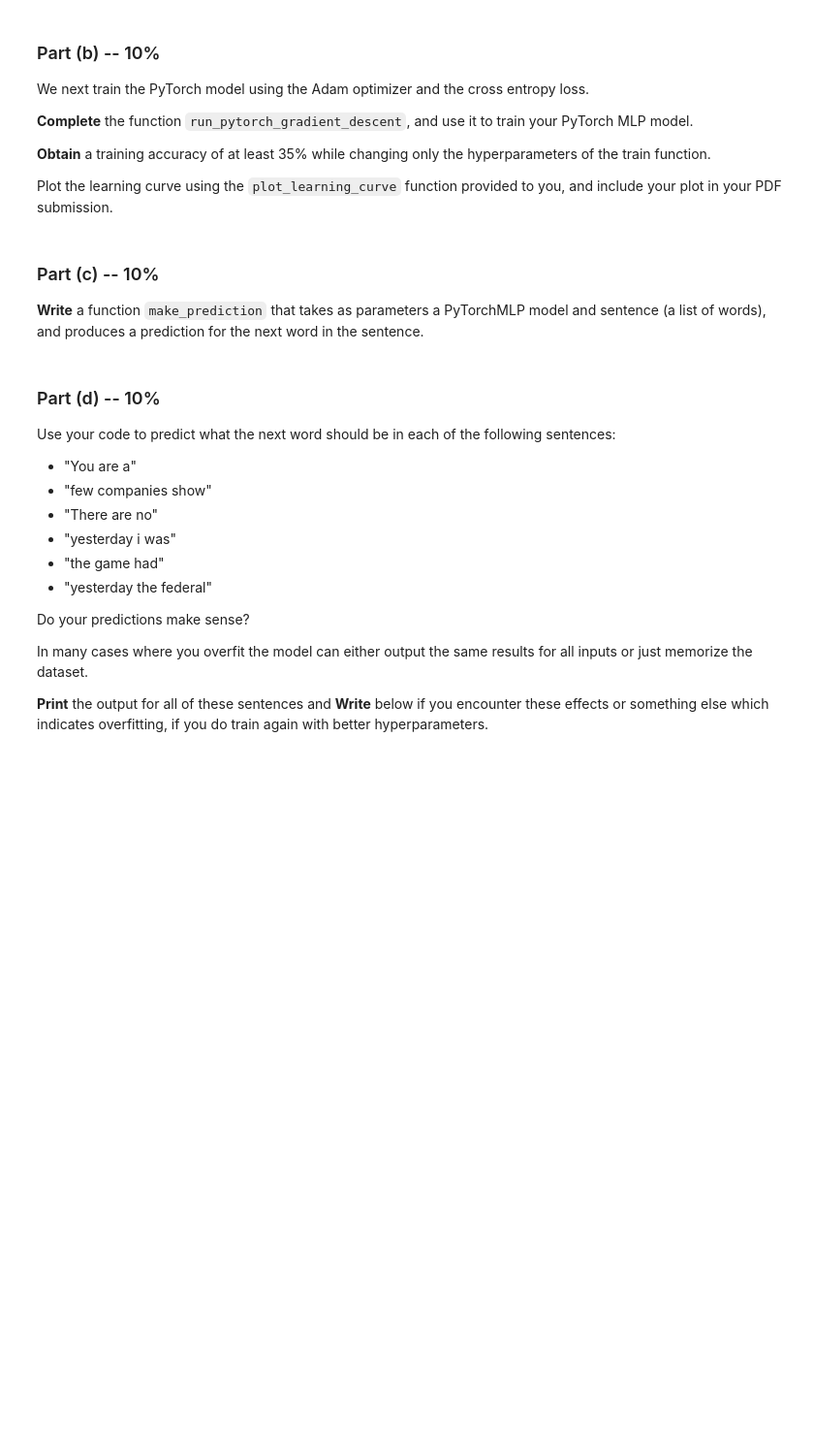
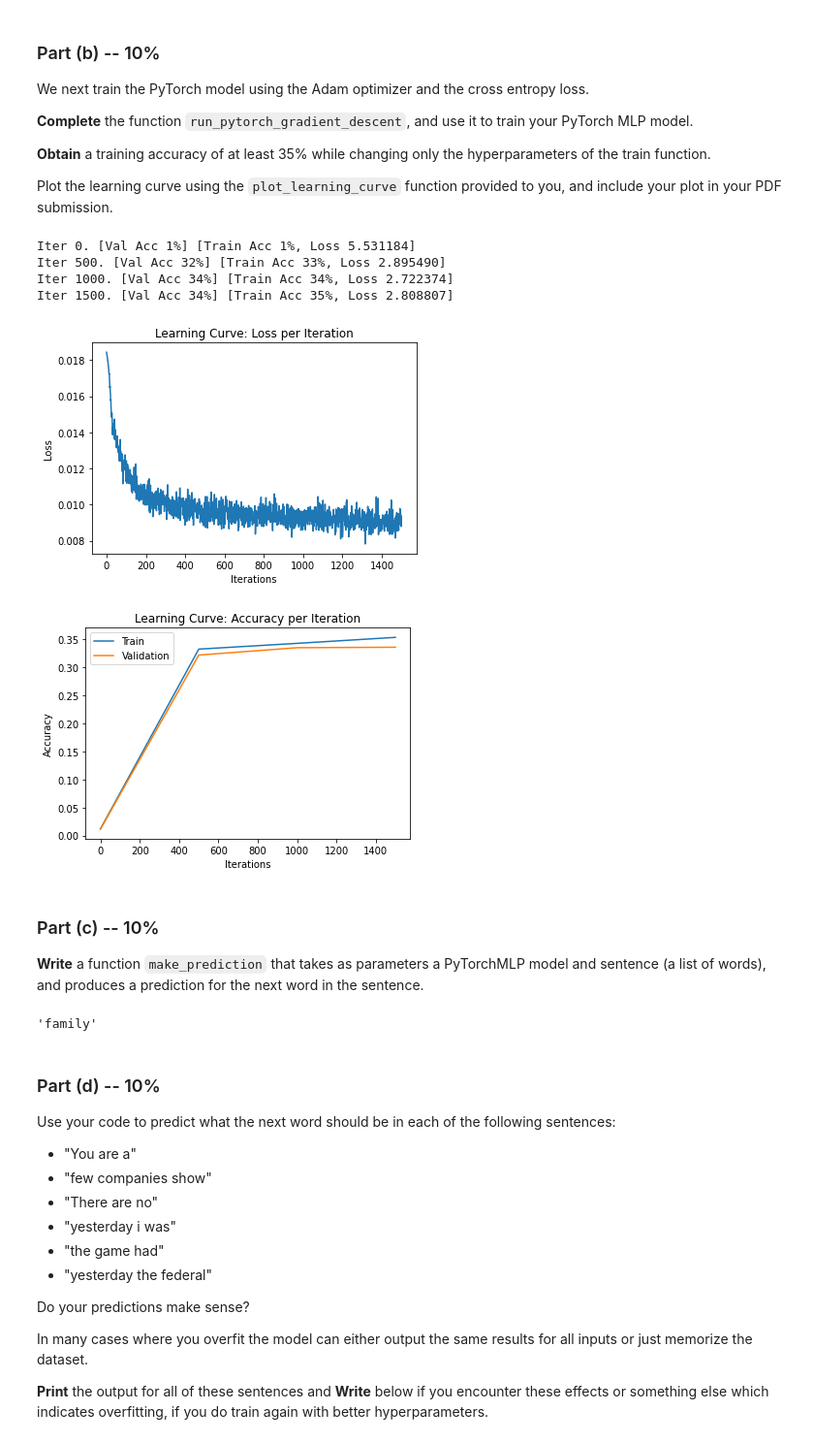
Before and after one commit to itaimorad/Deep-Learning, a Jupyter notebook: Assignment2_(2).ipynb, the cells around one changed output. Shown at 97% size. Drawn from its saved outputs; the diff is of its cells as text; code cells hidden in the pictures; blank space fills up the shorter version.

```diff
--- a/Assignment2_(2).ipynb
+++ b/Assignment2_(2).ipynb
@@ -119,6 +156,14 @@ def convert_words_to_indices(sents):
     """
 
     # Write your code here
+    vocab_stoi_sents = []
+    for x in sents:
+      help = []
+      for y in x:
+        help.append(vocab_stoi[y])
+      vocab_stoi_sents.append(help)
+    return vocab_stoi_sents
+
 
 def generate_4grams(seqs):
     """
@@ -136,6 +181,14 @@ def generate_4grams(seqs):
     """
 
     # Write your code here
+    four_grams_list = []
+    for x in seqs:
+      if len(x) > 3:
+        for y in range(len(x)-3):
+          four_grams_list.append(x[y:y+4])
+    return four_grams_list
+
+
 
 def process_data(sents):
     """
@@ -176,6 +229,9 @@ def make_onehot(data):
     """
 
     # Write your code here
+    x = (np.arange(250) == data[...,None]).astype(int)
+    return x
+
 
 def get_batch(data, range_min, range_max, onehot=True):
     """
@@ -214,6 +270,9 @@ class PyTorchMLP(nn.Module):
         self.num_hidden = num_hidden
     def forward(self, inp):
         inp = inp.reshape([-1, 750])
+        activation1 = self.layer1(inp)
+        activation2 = self.layer2(activation1)
+        return activation2
         # TODO: complete this function
         # Note that we will be using the nn.CrossEntropyLoss(), which computes the softmax operation internally, as loss criterion
 # %% [markdown]
@@ -310,11 +369,11 @@ def run_pytorch_gradient_descent(model,
             xt = torch.Tensor(xt)
             st = torch.Tensor(st).long()
 
-            # zs = ...                 # compute prediction logit
-            # loss =                   # compute the total loss
-            # ...                      # compute updates for each parameter
-            # ...                      # make the updates for each parameter
-            # ...                      # a clean up step for PyTorch
+            zs = model(xt)                 # compute prediction logit
+            loss = criterion(zs,st)                  # compute the total loss
+            loss.backward()                    # compute updates for each parameter
+            optimizer.step()                      # make the updates for each parameter
+            optimizer.zero_grad()                      # a clean up step for PyTorch
 
             # save the current training information
             iters.append(n)
@@ -359,10 +418,15 @@ def plot_learning_curve(iters, losses, iters_sub, train_accs, val_accs):
     plt.show()
 # %%
 pytorch_mlp = PyTorchMLP()
-# learning_curve_info = run_pytorch_gradient_descent(pytorch_mlp, ...)
-
-
-# plot_learning_curve(*learning_curve_info)
+learning_curve_info = run_pytorch_gradient_descent(pytorch_mlp, learning_rate=0.0015, batch_size=300, max_iters=1500)
+plot_learning_curve(*learning_curve_info)
+# %% [output]
+Iter 0. [Val Acc 1%] [Train Acc 1%, Loss 5.531184]
+Iter 500. [Val Acc 32%] [Train Acc 33%, Loss 2.895490]
+Iter 1000. [Val Acc 34%] [Train Acc 34%, Loss 2.722374]
+Iter 1500. [Val Acc 34%] [Train Acc 35%, Loss 2.808807]
+[figure, added]
+[figure, added]
 # %% [markdown]
 ### Part (c) -- 10%
 **Write** a function `make_prediction` that takes as parameters
@@ -384,6 +448,17 @@ def make_prediction_torch(model, sentence):
     global vocab_stoi, vocab_itos
 
     #  Write your code here
+    three_words = sentence[-3:]
+    three_words1 = convert_words_to_indices([three_words])
+    input = make_onehot(np.array(three_words1[0]))
+    input = torch.Tensor(input)
+    output = model(input)
+    output = output.detach().numpy()
+    output = np.argmax(output, axis=1)
+    output = vocab_itos[output[0]]
+    return output
+# %% [output]
+'family'
 # %% [markdown]
 ### Part (d) -- 10%
 
```
Also changed, not shown: parts of 13 cells of this notebook.
